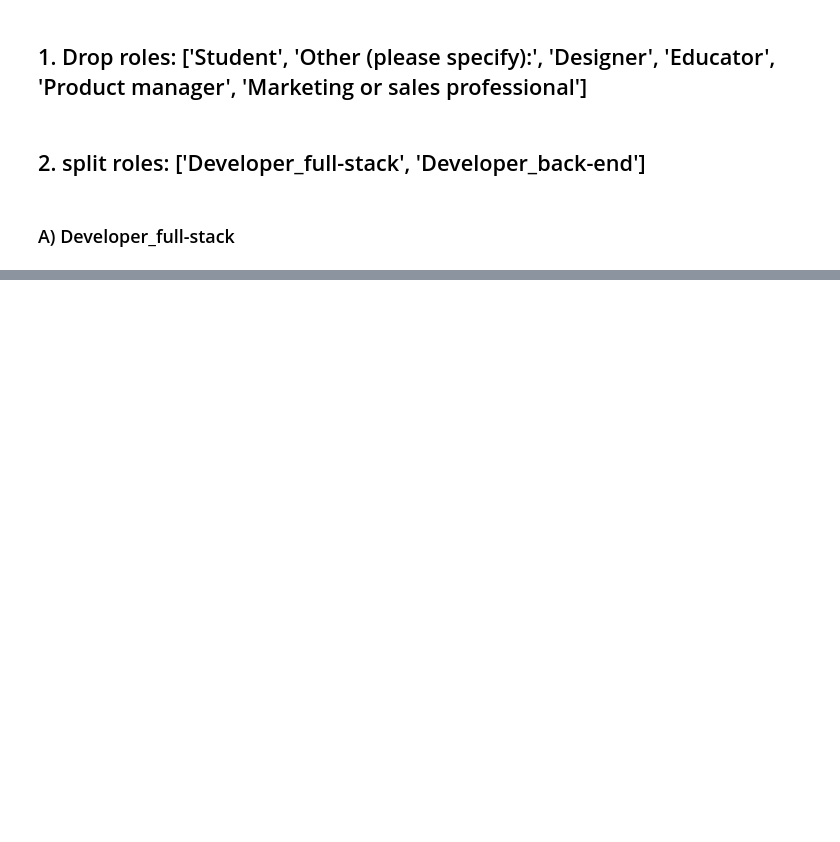
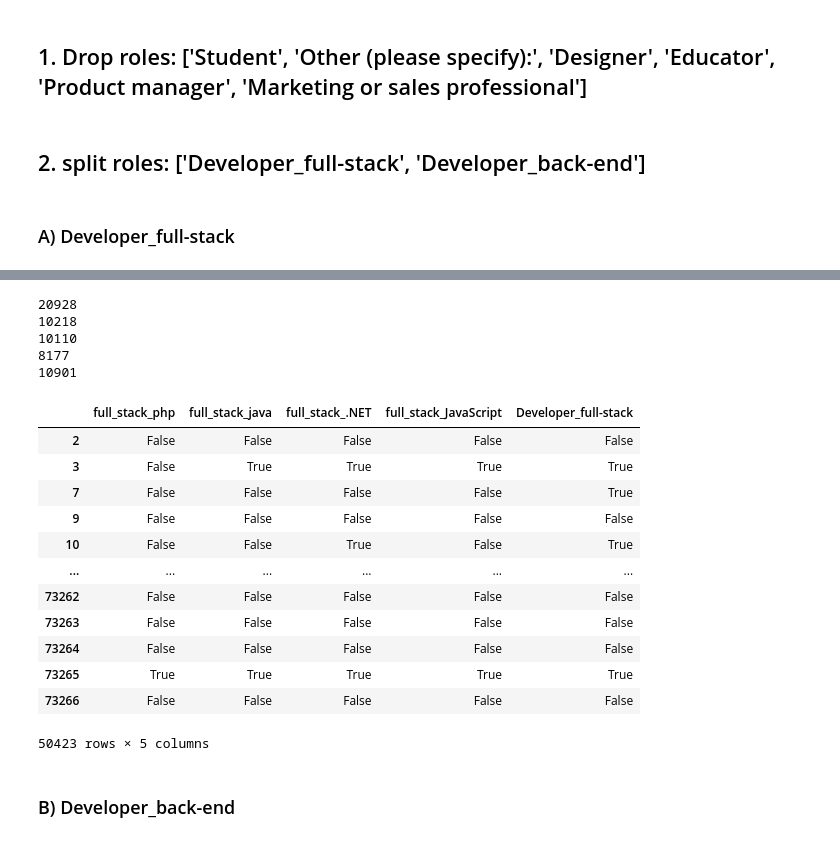
Before and after one commit to mahmoud-elgarnosy/Dev_skills_recommendations-anlytics, a Jupyter notebook: notebooks/6.0-data-preprocessing.ipynb, the cells around one changed output, grey strips where cells are left out. Saved outputs shown, nothing was run; the diff lists cells and outputs as text; code cells hidden in the pictures; blank space fills up the shorter version.

Commit message:
Clustering full_stack & back_end

```diff
--- a/notebooks/6.0-data-preprocessing.ipynb
+++ b/notebooks/6.0-data-preprocessing.ipynb
@@ -122,2 +135,7 @@ split_roles = ['Developer_full-stack', 'Developer_back-end']
 # %% [markdown]
 ### A) Developer_full-stack
+# %%
+full_stack_skills = choose_most_related_skills(split_roles[0])
+full_stack_tsne = reduce_dimensions(full_stack_skills)
+best_k, best_labels_full_stack = evaluate_cluster_model(full_stack_tsne, range_clusters=range(2,7), plot = True)
+visualize_chosen_cluster_model(split_roles[0], full_stack_tsne, best_labels_full_stack)
@@ -123,0 +145,3 @@ split_roles = ['Developer_full-stack', 'Developer_back-end']
+# %%
+for label in sorted(set(best_labels_full_stack)):
+    print(label, list(full_stack_tsne[best_labels_full_stack==label].index))
@@ -123,0 +153,38 @@ split_roles = ['Developer_full-stack', 'Developer_back-end']
+# %%
+full_stack_types = ['full_stack_php', 'full_stack_java', 'full_stack_.NET', 'full_stack_JavaScript']
+# %%
+is_full_stack = skills_dev_df['DevType']['Developer_full-stack'] == 1
+print(is_full_stack.sum())
+full_stack_roles = {}
+for i, label in enumerate(sorted(set(best_labels_full_stack))):
+    cluster_labels = set(list(full_stack_tsne[best_labels_full_stack==label].index) + ['HTML/CSS', 'JavaScript'])
+    total_skills = skills_dev_df.droplevel(level=0, axis = 1)[list(cluster_labels)].sum(axis=1)
+    is_full_stack_specific_type = total_skills > total_skills.mean()
+    print((is_full_stack & is_full_stack_specific_type).sum())
+    full_stack_roles[full_stack_types[i]] = is_full_stack & is_full_stack_specific_type
+# %% [output]
+20928
+10218
+10110
+8177
+10901
+# %%
+full_stack_roles = pd.concat(full_stack_roles, axis = 1)
+df = pd.concat([full_stack_roles,is_full_stack], axis = 1)
+df
+# %% [output]
+|  | full_stack_php | full_stack_java | full_stack_.NET | full_stack_JavaScript | Developer_full-stack |
+| 2 | False | False | False | False | False |
+| 3 | False | True | True | True | True |
+| 7 | False | False | False | False | True |
+| 9 | False | False | False | False | False |
+| 10 | False | False | True | False | True |
+| ... | ... | ... | ... | ... | ... |
+| 73262 | False | False | False | False | False |
+| 73263 | False | False | False | False | False |
+| 73264 | False | False | False | False | False |
+| 73265 | True | True | True | True | True |
+| 73266 | False | False | False | False | False |
+50423 rows × 5 columns
+# %% [markdown]
+### B) Developer_back-end
```
Also changed, not shown: parts of 15 cells of this notebook.
